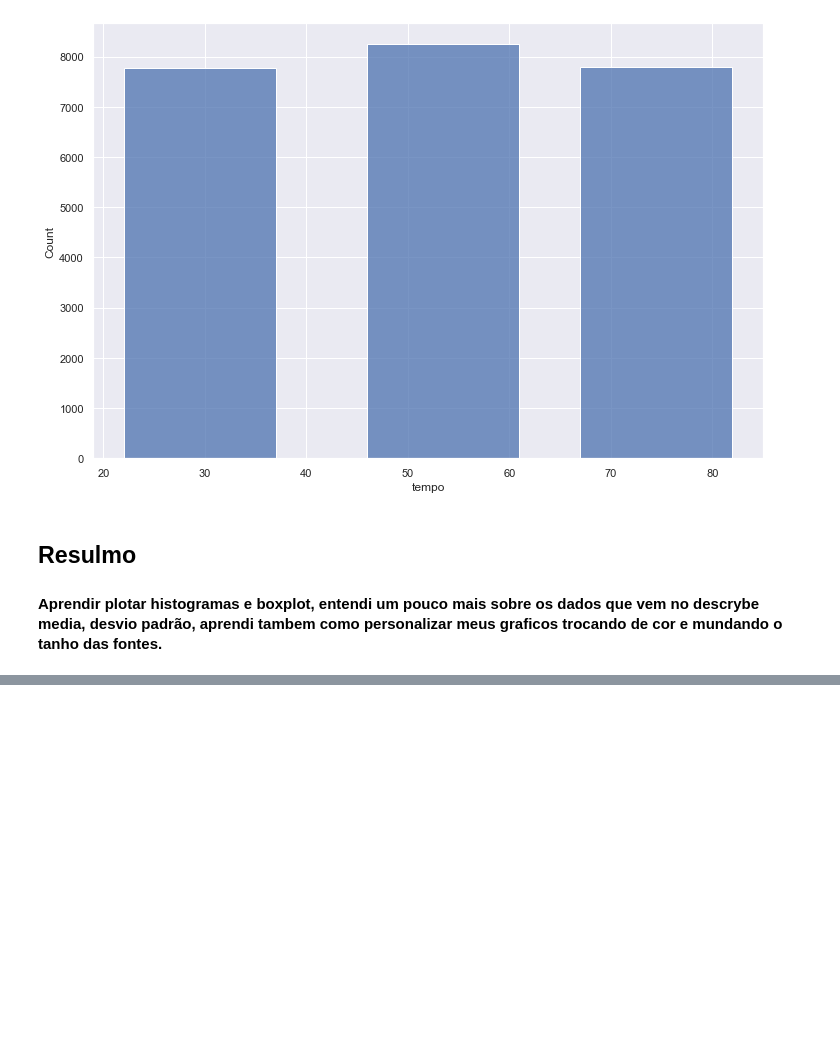
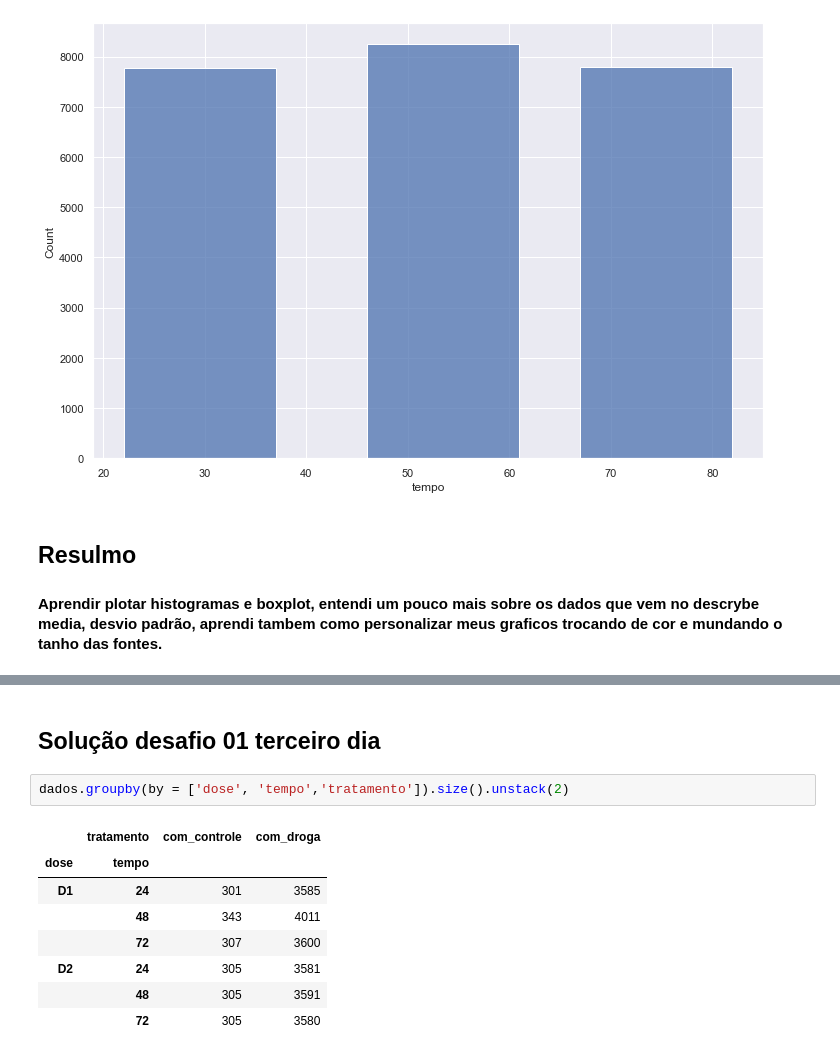
Before and after one commit to TassioSales/Imersao-Alura, a Jupyter notebook: desafios.ipynb, the cells around one changed output, grey strips where cells are left out. Saved outputs shown, nothing was run; the diff lists cells and outputs as text; blank space fills up the shorter version.

```diff
--- a/desafios.ipynb
+++ b/desafios.ipynb
@@ -201,0 +212,13 @@ sns.histplot(data=dados, x="tempo",  shrink=5)
+# %% [markdown]
+## Solução desafio 01 terceiro dia
+# %%
+dados.groupby(by = ['dose', 'tempo','tratamento']).size().unstack(2)
+# %% [output]
+|  | tratamento | com_controle | com_droga |
+| dose | tempo |  |  |
+| D1 | 24 | 301 | 3585 |
+|  | 48 | 343 | 4011 |
+|  | 72 | 307 | 3600 |
+| D2 | 24 | 305 | 3581 |
+|  | 48 | 305 | 3591 |
+|  | 72 | 305 | 3580 |
```
Also changed, not shown: parts of 16 cells of this notebook, 1 other file.
